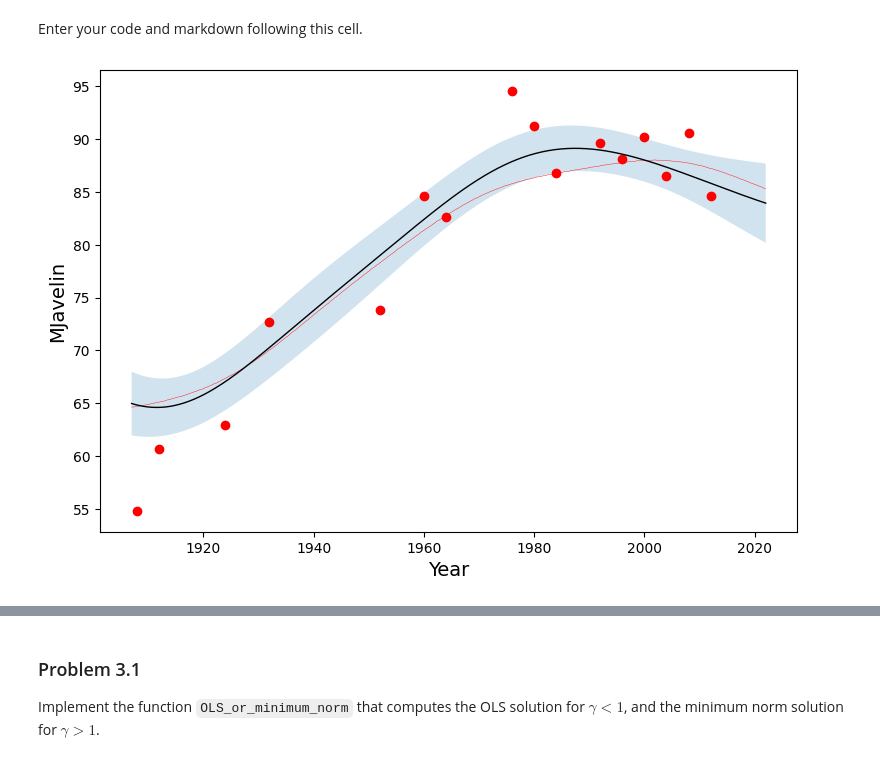
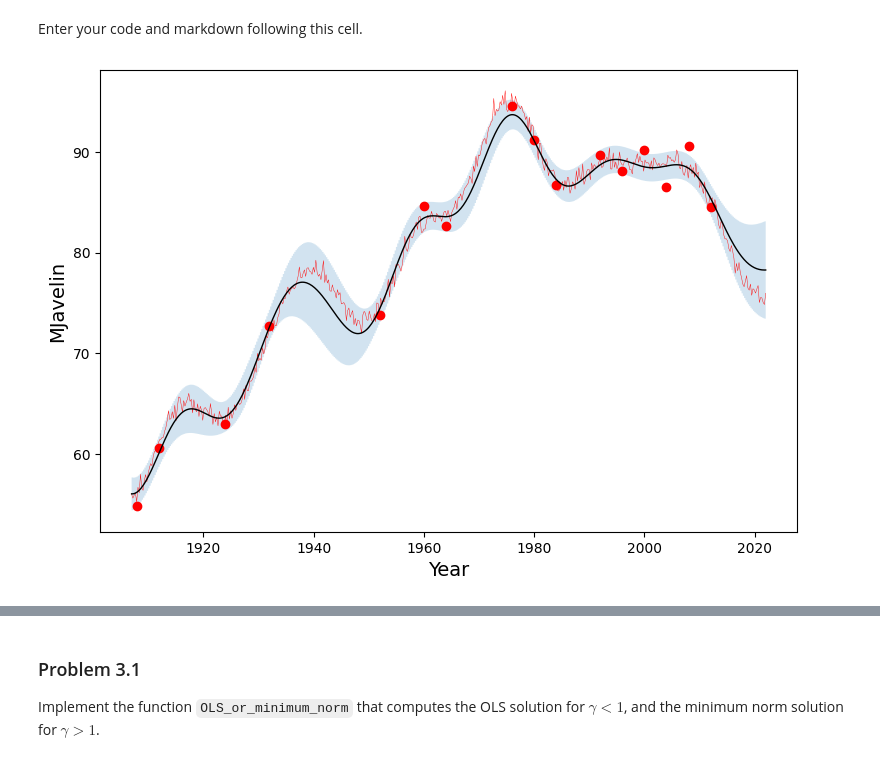
Before and after one commit to hop324/IML, a Jupyter notebook: assignments/assn2/assn2.ipynb, the cells around one changed output, grey strips where cells are left out. Saved outputs shown, nothing was run; the diff lists cells and outputs as text; code cells hidden in the pictures.

```diff
--- a/assignments/assn2/assn2.ipynb
+++ b/assignments/assn2/assn2.ipynb
@@ -423,82 +423,62 @@ def mu_fun(x, mu=0):
 def K_fun(x, z, h=1):
     K = np.zeros(len(x)*len(z)).reshape(len(x), len(z))
     for j in np.arange(K.shape[1]):
-        K[:,j] = (1/h)*np.exp(-(x-z[j])**2/(2*h**2))
+        K[:,j] = h*np.exp(-(x-z[j])**2/(2*h**2))
     return K
+
 javelin = dat[dat['Event'] == 'Javelin Throw Men']
 javelin = javelin[javelin['Medal'] == 'G']
 javelin = javelin.sort_values('Year')
 
 result_j = np.array(javelin['Result'], dtype=float)
-year_j   = np.array(javelin['Year'], dtype=float)
+year_j = np.array(javelin['Year'], dtype=float)
 
 mask = ~np.isnan(result_j)
 result_j = result_j[mask]
-year_j   = year_j[mask]
-
-year_mean = np.mean(year_j)
-year_j = year_j - year_mean
-
-y_mean = np.mean(result_j)
-y_std  = np.std(result_j)
-
-result_std = (result_j - y_mean) / y_std
-
+year_j = year_j[mask]
 
 def gp_olympic_event(year, result, kernel, mean, noise, event_name, h=7):
     Xtrain = year
     ytrain = result
     xs = np.linspace(np.min(year)-1,
                      np.max(year)+10,
                      500)
 
-    K   = kernel(Xtrain, Xtrain, h=h)
-    Ks  = kernel(Xtrain, xs, h=h)
-    Kss = kernel(xs, xs, h=h)
+    K = kernel(Xtrain, Xtrain, h=h)
+    Ks = kernel(Xtrain, xs, h=h)
+    Kss = kernel(xs, xs, h=h) + noise * np.eye(len(xs))
 
     Ky = K + noise * np.eye(len(Xtrain))
     Ki = np.linalg.inv(Ky)
 
     postMu  = mean(xs) + Ks.T @ Ki @ (ytrain - mean(Xtrain))
     postCov = Kss - Ks.T @ Ki @ Ks
 
-    ys = gaussian_sample(postMu,
-                         postCov + 1e-6*np.eye(len(xs)))
-
-    S2 = np.maximum(np.diag(postCov), 0)
-
-    postMu = postMu * y_std + y_mean
-    ys = ys * y_std + y_mean
-    S2 = S2 * (y_std**2)
-
-    xs = xs + year_mean
+    ys = gaussian_sample(postMu, postCov)
+    S2 = np.diag(postCov)
 
     fig, ax = plt.subplots(1,1,figsize=(9,6))
 
-    ax.fill_between(xs,
-                    postMu - 2*np.sqrt(S2),
-                    postMu + 2*np.sqrt(S2),
-                    alpha=0.2)
+    ax.fill_between(xs, postMu - 2*np.sqrt(S2), postMu + 2*np.sqrt(S2),
+                      step="pre", alpha=0.2, label='posterior 95% confidence')
 
     ax.plot(xs, ys, c='r', linewidth=.3)
     ax.plot(xs, postMu, c='black', linewidth=1)
-    ax.scatter(year_j + year_mean,
-               result_j,
-               color='red')
+    ax.scatter(year, result, color='red')
 
     ax.set_xlabel('Year', fontsize=14)
     ax.set_ylabel(event_name, fontsize=14)
     plt.show()
 
 
 gp_olympic_event(
     year=year_j,
-    result=result_std,
+    result=result_j,
     kernel=K_fun,
-    mean=lambda x: mu_fun(x, 0),
-    noise=0.05,
+    mean=lambda x: mu_fun(x, 80),
+    noise=0.3,
     event_name="MJavelin",
-    h=20
+    h=7
 )
 # %% [output]
-[figure, old version]
+[figure, new version]
```
Also changed, not shown: parts of 10 cells of this notebook.
